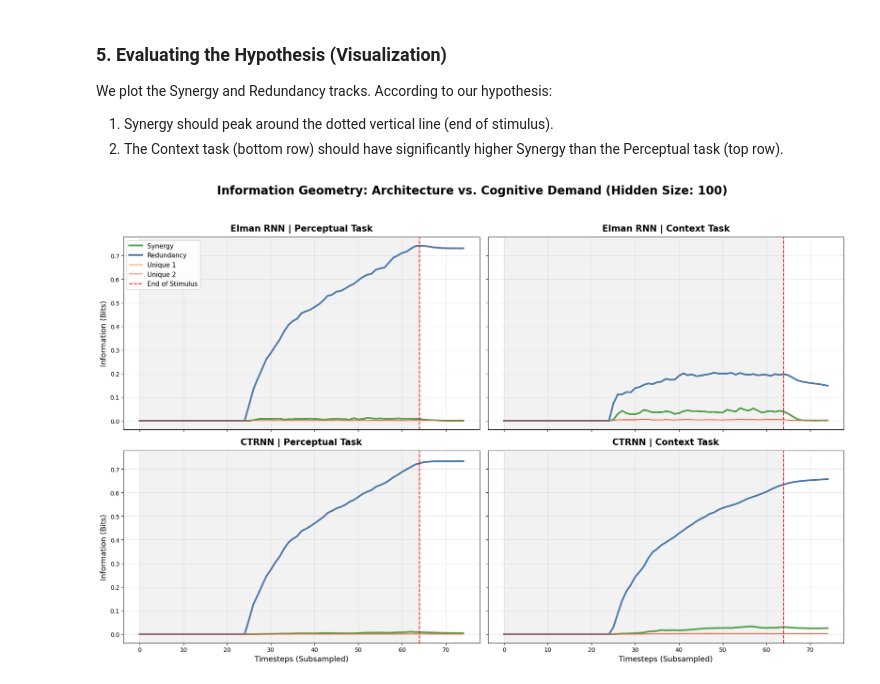
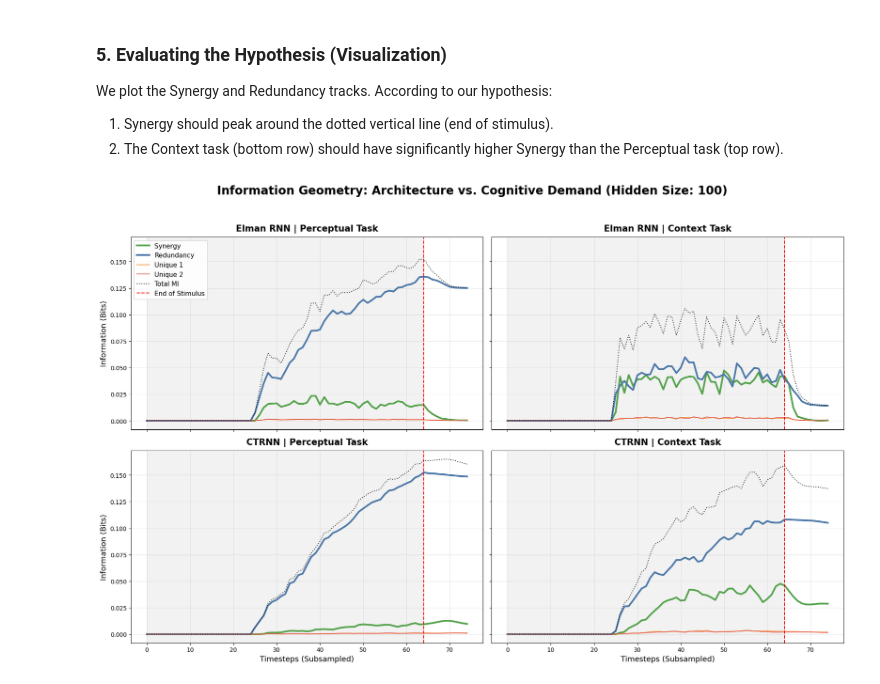
Before and after one commit to jgendra/NeuroAI-Project13, a Jupyter notebook: notebooks/04_minimal_product.ipynb, the cells around one changed output. Drawn from its saved outputs; the diff is of its cells as text; code cells hidden in the pictures.

```diff
--- a/notebooks/04_minimal_product.ipynb
+++ b/notebooks/04_minimal_product.ipynb
@@ -18,8 +18,8 @@ from src.models.ctrnn import CTRNN
 from src.analysis.RNN import ElmanRNN
 # %%
 # Configuration
-BASE_PATH = "../src/tasks/data/mante_medium"
-BATCH_SIZE = 1024
+BASE_PATH = "../src/tasks/data/mante_style"
+BATCH_SIZE = 1024 * 2
 SUBSAMPLE_STEP = 10 # Subsample for Elman RNN (simulate tau=10ms)
 
 print("Loading Perceptual Datasets...")
@@ -307,8 +326,10 @@ def extract_hidden_trajectories(model, dataloader):
 print("Extracting hidden state trajectories for the Test Sets...")
 
 # Load the dedicated Test Sets (never seen during training or validation!)
-per_test_loader = load_mante_data(f'{BASE_PATH}/perceptual/test_uniform.npz', batch_size=BATCH_SIZE, shuffle=False, subsample_step=SUBSAMPLE_STEP)
-ctx_test_loader = load_mante_data(f'{BASE_PATH}/context/test_uniform.npz', batch_size=BATCH_SIZE, shuffle=False, subsample_step=SUBSAMPLE_STEP)
+#TEST_SET = "test_mante"
+TEST_SET = "test_uniform"
+per_test_loader = load_mante_data(f'{BASE_PATH}/perceptual/{TEST_SET}.npz', batch_size=BATCH_SIZE, shuffle=False, subsample_step=SUBSAMPLE_STEP)
+ctx_test_loader = load_mante_data(f'{BASE_PATH}/context/{TEST_SET}.npz', batch_size=BATCH_SIZE, shuffle=False, subsample_step=SUBSAMPLE_STEP)
 
 # Load models from savepoints (optional)
 perceptual_model_elman = WrappedElman(input_size, hidden_size, output_size)
@@ -322,11 +343,11 @@ context_model_ctrnn = WrappedCTRNN(input_size, hidden_size, output_size)
 context_model_ctrnn.load_state_dict(torch.load(f"{WEIGHTS_DIR}/ctrnn_context_best_h{hidden_size}.pth", weights_only=True))
 
 # Extract Trajectories
-H_per_elman, Y_per_elman, P_per_elman = extract_hidden_trajectories(perceptual_model_elman, per_test_loader)
-H_ctx_elman, Y_ctx_elman, P_ctx_elman = extract_hidden_trajectories(context_model_elman, ctx_test_loader)
+H_per_elman, Y_per_elman, P_per_elman, C_per_elman = extract_hidden_trajectories(perceptual_model_elman, per_test_loader)
+H_ctx_elman, Y_ctx_elman, P_ctx_elman, C_ctx_elman = extract_hidden_trajectories(context_model_elman, ctx_test_loader)
 
-H_per_ctrnn, Y_per_ctrnn, P_per_ctrnn = extract_hidden_trajectories(perceptual_model_ctrnn, per_test_loader)
-H_ctx_ctrnn, Y_ctx_ctrnn, P_ctx_ctrnn = extract_hidden_trajectories(context_model_ctrnn, ctx_test_loader)
+H_per_ctrnn, Y_per_ctrnn, P_per_ctrnn, C_per_ctrnn = extract_hidden_trajectories(perceptual_model_ctrnn, per_test_loader)
+H_ctx_ctrnn, Y_ctx_ctrnn, P_ctx_ctrnn, C_ctx_ctrnn = extract_hidden_trajectories(context_model_ctrnn, ctx_test_loader)
 
 print(f"Perceptual Trajectories Shape: {H_per_elman.shape}")
 print(f"Context Trajectories Shape:    {H_ctx_elman.shape}")
@@ -337,6 +381,22 @@ Context Trajectories Shape:    (2000, 75, 100)
 # %%
 import numpy as np
 from src.analysis.gaussian_pid import gaussian_pid_rnn
+
+mask_per_c1 = (C_per_elman == 1)
+mask_ctx_c1 = (C_ctx_elman == 1)
+
+# masking
+H_per_elman = H_per_elman[mask_per_c1]
+Y_per_elman = Y_per_elman[mask_per_c1]
+
+H_ctx_elman = H_ctx_elman[mask_ctx_c1]
+Y_ctx_elman = Y_ctx_elman[mask_ctx_c1]
+
+H_per_ctrnn = H_per_ctrnn[mask_per_c1]
+Y_per_ctrnn = Y_per_ctrnn[mask_per_c1]
+
+H_ctx_ctrnn = H_ctx_ctrnn[mask_ctx_c1]
+Y_ctx_ctrnn = Y_ctx_ctrnn[mask_ctx_c1]
 
 # Run the analysis (Warning: This might take a few minutes!)
 print("Analyzing Perceptual Elman Network...")
@@ -345,7 +405,7 @@ pid_elman_perceptual = gaussian_pid_rnn(
     target=Y_per_elman,
     timestep=None,
     bipartitions="random",
-    n_bipartitions=50,
+    n_bipartitions=200,
     seed=42,
     log_base=2,
     regularization=1e-5
@@ -357,7 +417,7 @@ pid_elman_context = gaussian_pid_rnn(
     target=Y_ctx_elman,
     timestep=None,
     bipartitions="random",
-    n_bipartitions=50,
+    n_bipartitions=200,
     seed=42,
     log_base=2,
     regularization=1e-5
@@ -369,7 +429,7 @@ pid_ctrnn_perceptual = gaussian_pid_rnn(
     target=Y_per_ctrnn,
     timestep=None,
     bipartitions="random",
-    n_bipartitions=50,
+    n_bipartitions=200,
     seed=42,
     log_base=2,
     regularization=1e-5
@@ -381,7 +441,7 @@ pid_ctrnn_context = gaussian_pid_rnn(
     target=Y_ctx_ctrnn,
     timestep=None,
     bipartitions="random",
-    n_bipartitions=50,
+    n_bipartitions=200,
     seed=42,
     log_base=2,
     regularization=1e-5
@@ -418,33 +478,34 @@ def plot_pid_ax(ax, data, title):
     ax.plot(time_axis, data['redundancy'], label='Redundancy', color='#4C78A8', linewidth=3)
     ax.plot(time_axis, data['unique1'], label='Unique 1', color='#F58518', linewidth=1.5, alpha=0.8)
     ax.plot(time_axis, data['unique2'], label='Unique 2', color='#E45756', linewidth=1.5, alpha=0.8)
+    ax.plot(time_axis, data['mi_joint'], label='Total MI', color='#020202', linewidth='1.5', alpha=0.8, linestyle=':')
 
     # Mark the End of Stimulus
     ax.axvline(stim_end_idx, color='red', linestyle='--', label='End of Stimulus')
     ax.axvspan(0, stim_end_idx, color='gray', alpha=0.1)
 
     ax.set_title(title, fontsize=15, fontweight='bold', pad=10)
     ax.grid(alpha=0.3)
 
     # Only show axis labels on the outer edges to keep it clean
     if ax.get_subplotspec().is_first_col():
         ax.set_ylabel('Information (Bits)', fontsize=13)
     if ax.get_subplotspec().is_last_row():
         ax.set_xlabel('Timesteps (Subsampled)', fontsize=13)
 
 # --- Row 1: Elman RNN ---
 plot_pid_ax(axes[0, 0], pid_elman_perceptual, "Elman RNN | Perceptual Task")
 plot_pid_ax(axes[0, 1], pid_elman_context, "Elman RNN | Context Task")
 
 # --- Row 2: CTRNN ---
 plot_pid_ax(axes[1, 0], pid_ctrnn_perceptual, "CTRNN | Perceptual Task")
 plot_pid_ax(axes[1, 1], pid_ctrnn_context, "CTRNN | Context Task")
 
 # Add a single master legend to the first plot
 axes[0, 0].legend(loc='upper left', fontsize=11, framealpha=0.9)
 
 # Adjust spacing so the main title doesn't overlap with the subplot titles
 plt.tight_layout(rect=[0, 0, 1, 0.93])
 plt.show()
 # %% [output]
-[figure, old version]
+[figure, new version]
```
Also changed, not shown: parts of 4 cells of this notebook, 3 other files.
